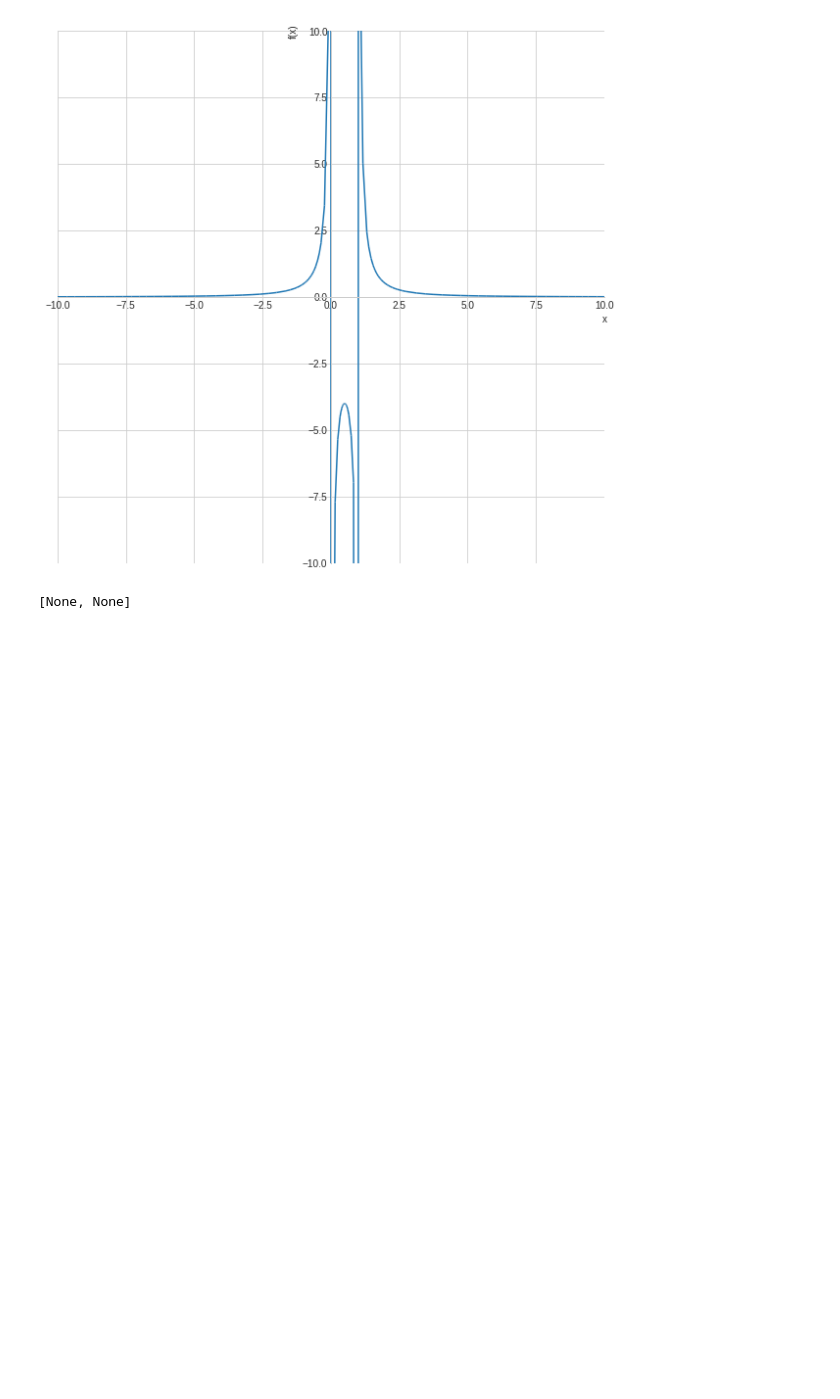
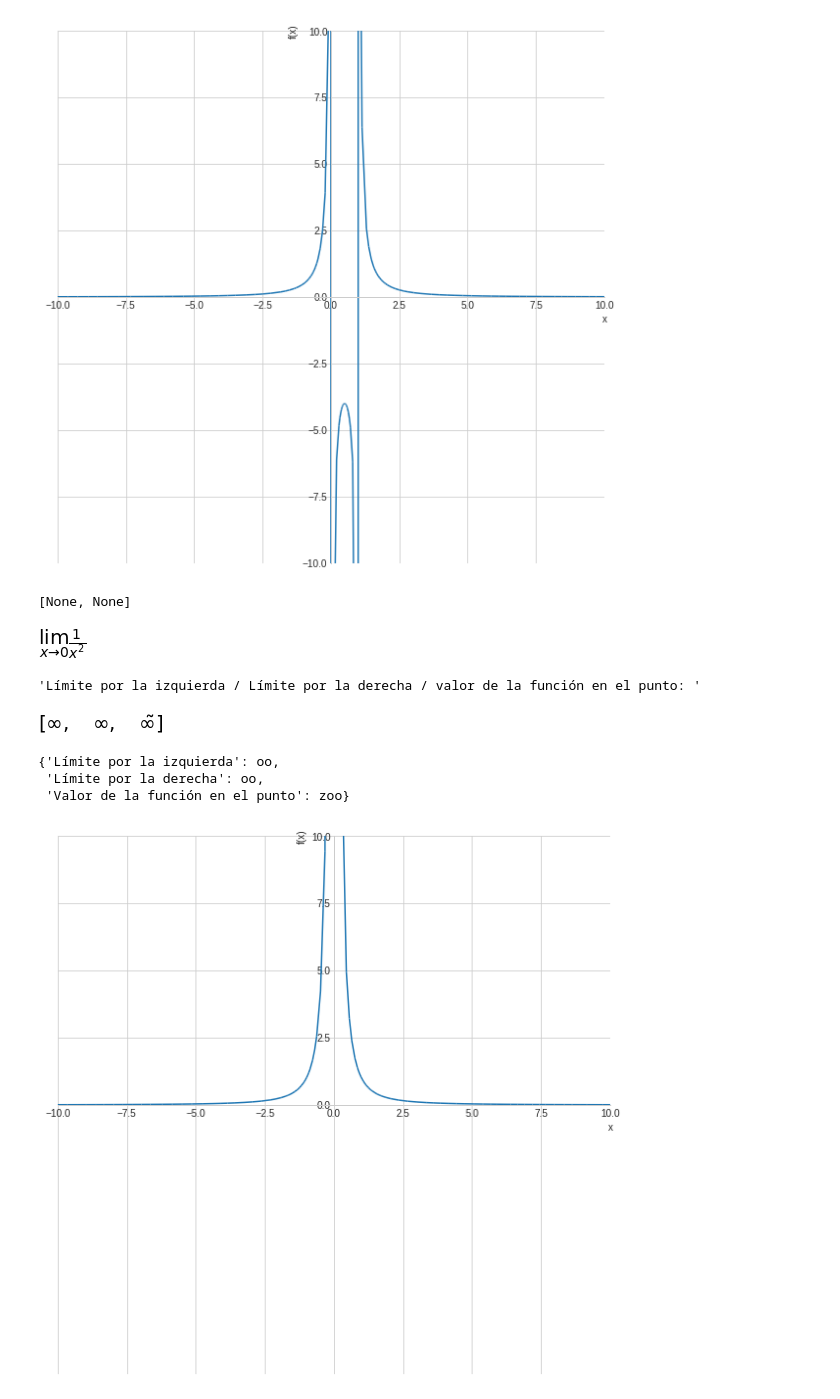
Before and after one commit to crdguez/mat1bac_ccss, a Jupyter notebook: notebooks/parcial3_ccss.ipynb, the cells around one changed output. Cells and saved outputs as stored; diff of their text form; code cells hidden in the pictures; blank space fills up the shorter version.

```diff
--- a/notebooks/parcial3_ccss.ipynb
+++ b/notebooks/parcial3_ccss.ipynb
@@ -226,6 +226,7 @@ def lim(expr,x0):
     display("Límite por la izquierda / Límite por la derecha / valor de la función en el punto: ")
     display([limit(f(x),x,x0, dir='-'),limit(f(x),x,x0), f(x0)])
     display({'Límite por la izquierda':limit(f(x),x,x0, dir='-'),'Límite por la derecha':limit(f(x),x,x0),'Valor de la función en el punto': f(x0)})
+    plt.rcParams['figure.figsize'] = 10,10
     plot(f(x),show=True, xlim=(-10,10), ylim=(-10,10))
 
 # lim('(x+1)/(x-2)',2), lim('(x**2-5*x+6)/(x**2+3*x-10)',2)
@@ -248,6 +249,16 @@ datos = [[r'x^2-3',-1],[r'\frac{1}{x^2-x}',0]]
  'Valor de la función en el punto': zoo}
 [figure]
 [None, None]
+# %%
+lim('1/(x**2)',0)
+# %% [output]
+[figure, added]
+'Límite por la izquierda / Límite por la derecha / valor de la función en el punto: '
+[figure, added]
+{'Límite por la izquierda': oo,
+ 'Límite por la derecha': oo,
+ 'Valor de la función en el punto': zoo}
+[figure, added]
 # %%
 puntuacion = '1'
 
```
Also changed, not shown: parts of 6 cells of this notebook, 9 other files.
